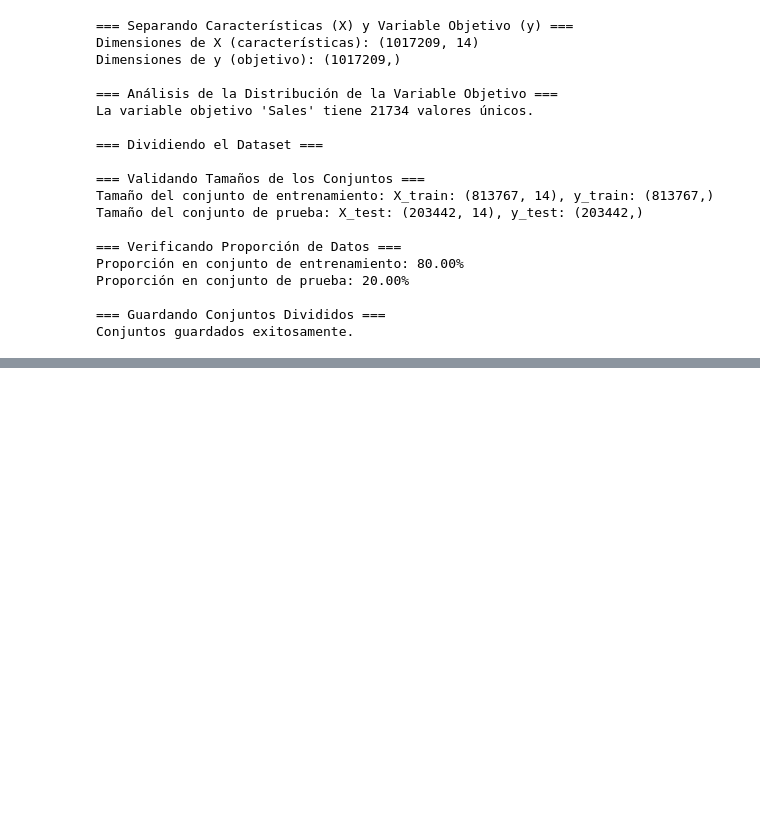
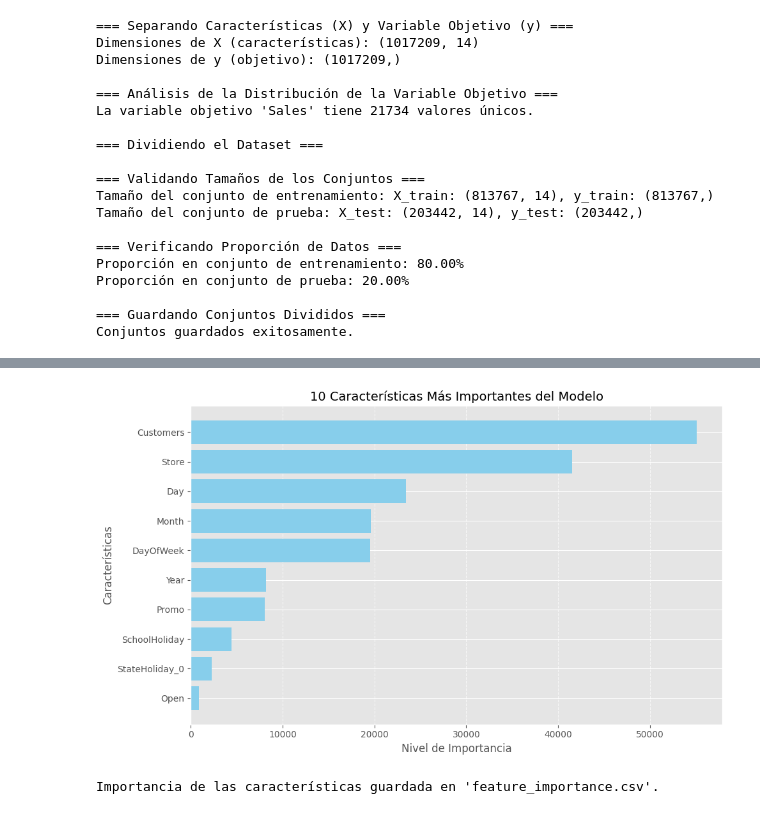
Before and after one commit to soyjosep/proyecto_prediccion_ventas, a Jupyter notebook: ventas_prediccion.ipynb, the cells around one changed output, grey strips where cells are left out. Drawn from its saved outputs; the diff is of its cells as text; code cells hidden in the pictures; blank space fills up the shorter version.

```diff
--- a/ventas_prediccion.ipynb
+++ b/ventas_prediccion.ipynb
@@ -626,0 +1303,38 @@ Conjuntos guardados exitosamente.
+# %%
+import matplotlib.pyplot as plt
+import pandas as pd
+
+# Obtener la importancia de las características desde el modelo subyacente
+try:
+    booster = best_model.model.get_booster()  # Accede al booster desde el atributo 'model'
+    feature_importance = booster.get_score(importance_type="weight")
+except AttributeError as e:
+    raise AttributeError("El modelo no tiene un booster accesible para extraer la importancia de características.") from e
+
+# Crear un DataFrame con los nombres de las características y su importancia
+feature_importance_df = pd.DataFrame({
+    "Feature": list(feature_importance.keys()),
+    "Importance": list(feature_importance.values())
+}).sort_values(by="Importance", ascending=False)
+
+# Visualización de las 10 características más importantes
+plt.figure(figsize=(10, 6))
+plt.barh(
+    feature_importance_df["Feature"].head(10)[::-1],
+    feature_importance_df["Importance"].head(10)[::-1],
+    color="skyblue"
+)
+plt.title("10 Características Más Importantes del Modelo", fontsize=14)
+plt.xlabel("Nivel de Importancia", fontsize=12)
+plt.ylabel("Características", fontsize=12)
+plt.grid(axis="x", linestyle="--", alpha=0.7)
+plt.tight_layout()
+plt.savefig("feature_importance_top_10.png")
+plt.show()
+
+# Guardar la importancia de características completa en un archivo CSV
+feature_importance_df.to_csv("feature_importance.csv", index=False)
+print("Importancia de las características guardada en 'feature_importance.csv'.")
+# %% [output]
+[figure, added]
+Importancia de las características guardada en 'feature_importance.csv'.
```
Also changed, not shown: parts of 9 cells of this notebook, 17 other files.
